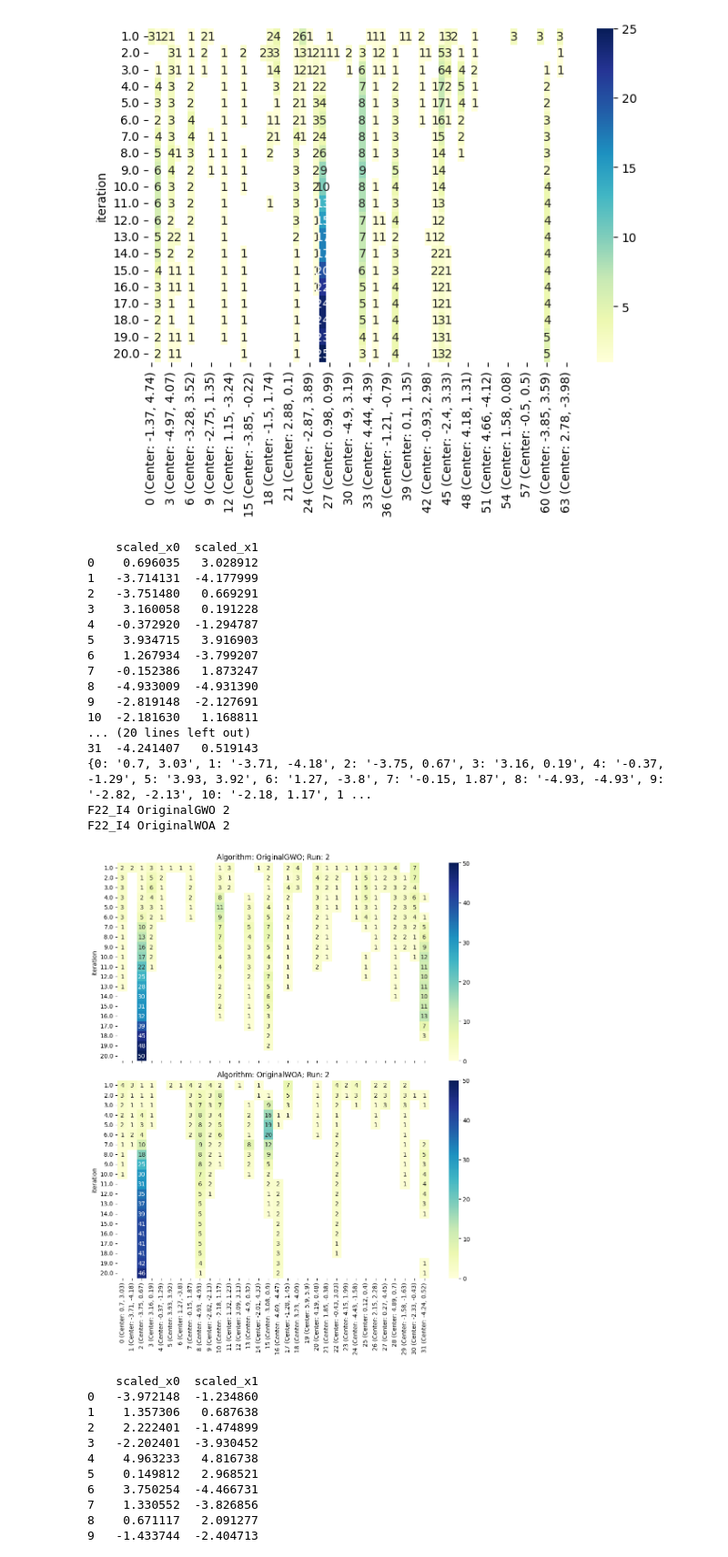
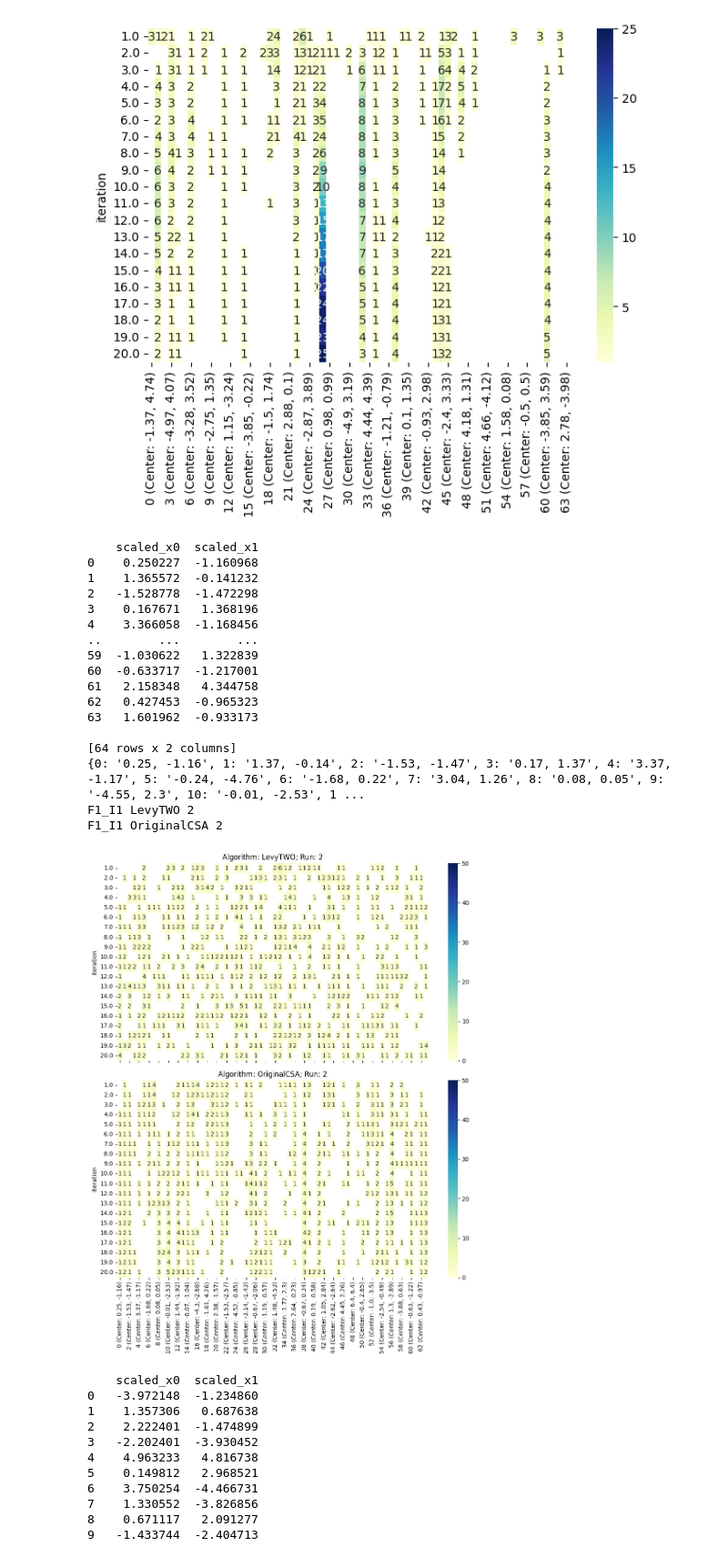
Before and after one commit to 8Timon24/Diploma-Analiza-in-vizualizacija-algoritmov-za-optimizacijo, a Jupyter notebook: 3_cluster_analysis.ipynb, the cells around one changed output. Shown at 91% size. Cells and saved outputs as stored; diff of their text form; code cells hidden in the pictures.

```diff
--- a/3_cluster_analysis.ipynb
+++ b/3_cluster_analysis.ipynb
@@ -285,26 +285,26 @@ F15_I1 OriginalMRFO 5
 Axes(0.125,0.11;0.775x0.77)
 [figure]
 # %%
-visualize_multi([2], ['F22_I4'], ['OriginalGWO', 'OriginalWOA'], [2], data_dir=f'data/clustering_features_20_algorithms_kmeans', save=False)
+visualize_multi([2], ['F1_I1'], ['LevyTWO', 'OriginalCSA'], [2], data_dir=f'data/clustering_latest', save=False)
 # %% [output]
     scaled_x0  scaled_x1
-0    0.696035   3.028912
-1   -3.714131  -4.177999
-2   -3.751480   0.669291
-3    3.160058   0.191228
-4   -0.372920  -1.294787
-5    3.934715   3.916903
-6    1.267934  -3.799207
-7   -0.152386   1.873247
-8   -4.933009  -4.931390
-9   -2.819148  -2.127691
-10  -2.181630   1.168811
-... (20 lines left out)
-31  -4.241407   0.519143
-{0: '0.7, 3.03', 1: '-3.71, -4.18', 2: '-3.75, 0.67', 3: '3.16, 0.19', 4: '-0.37, -1.29', 5: '3.93, 3.92', 6: '1.27, -3.8', 7: '-0.15, 1.87', 8: '-4.93, -4.93', 9: '-2.82, -2.13', 10: '-2.18, 1.17', 1 ...
-F22_I4 OriginalGWO 2
-F22_I4 OriginalWOA 2
+0    0.250227  -1.160968
+1    1.365572  -0.141232
+2   -1.528778  -1.472298
+3    0.167671   1.368196
+4    3.366058  -1.168456
+..        ...        ...
+59  -1.030622   1.322839
+60  -0.633717  -1.217001
+61   2.158348   4.344758
+62   0.427453  -0.965323
+63   1.601962  -0.933173
+
+[64 rows x 2 columns]
+{0: '0.25, -1.16', 1: '1.37, -0.14', 2: '-1.53, -1.47', 3: '0.17, 1.37', 4: '3.37, -1.17', 5: '-0.24, -4.76', 6: '-1.68, 0.22', 7: '3.04, 1.26', 8: '0.08, 0.05', 9: '-4.55, 2.3', 10: '-0.01, -2.53', 1 ...
+F1_I1 LevyTWO 2
+F1_I1 OriginalCSA 2
-[figure, old version]
+[figure, new version]
 # %%
 visualize([2], ['F22_I1'], ['JADE','SADE', 'OriginalDE', 'OriginalSHADE'], [1],data_dir=f'data/clustering_features_20_algorithms_kmeans', plot_y=False)
 # %% [output]
```
Also changed, not shown: parts of 6 cells of this notebook, 24 other files.
